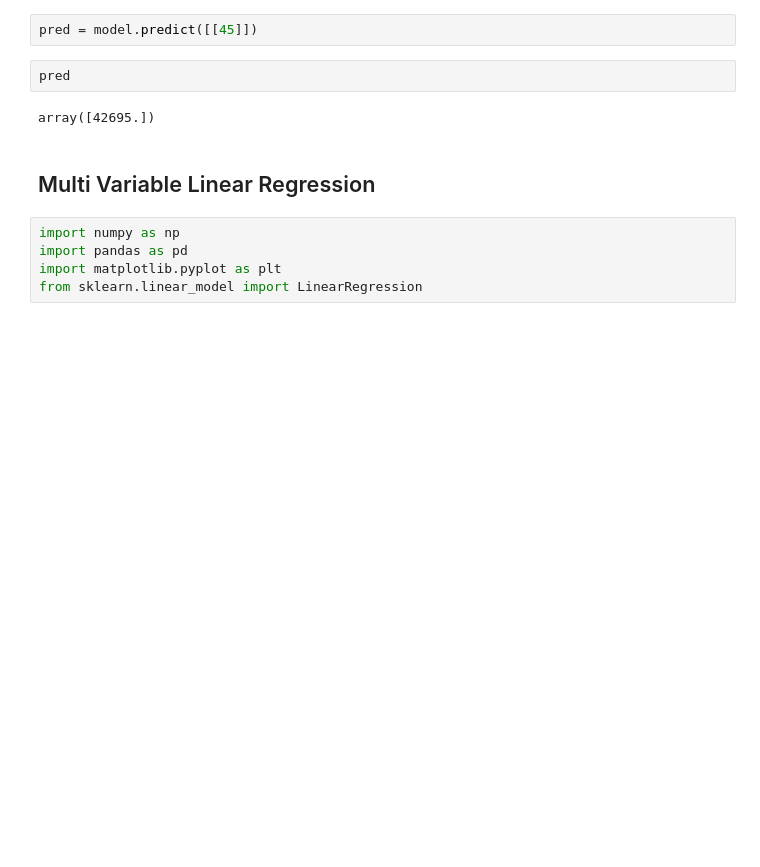
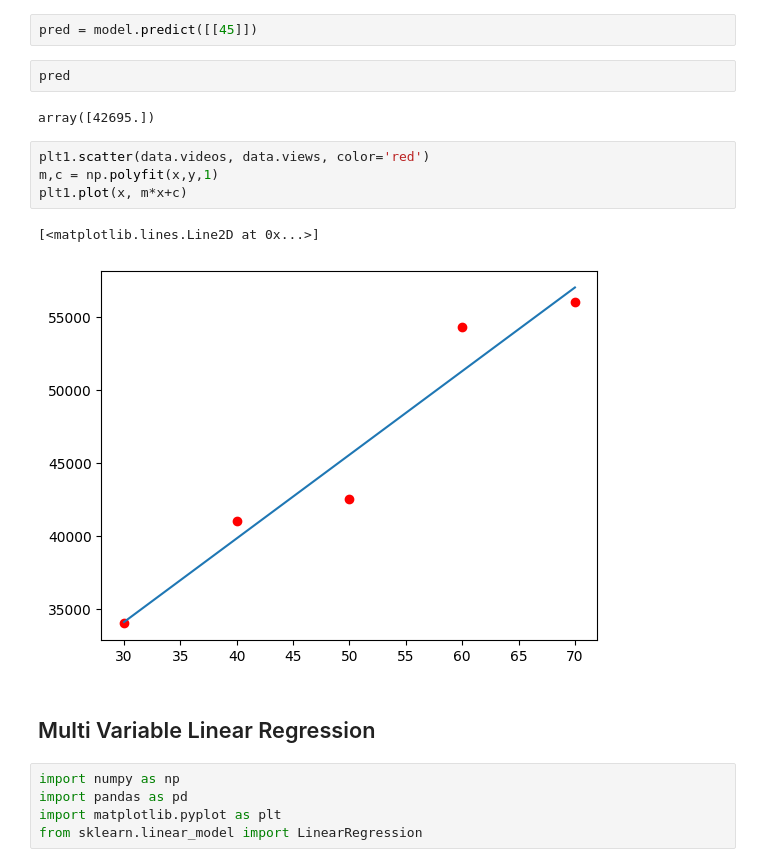
Before and after one commit to WimukthiMadushan/Machine-Learning, a Jupyter notebook: Linear Regression.ipynb, the cells around one changed output. Cells and saved outputs as stored; diff of their text form; blank space fills up the shorter version.

```diff
--- a/Linear Regression.ipynb
+++ b/Linear Regression.ipynb
@@ -38,6 +38,13 @@ pred = model.predict([[45]])
 pred
 # %% [output]
 array([42695.])
+# %%
+plt1.scatter(data.videos, data.views, color='red')
+m,c = np.polyfit(x,y,1)
+plt1.plot(x, m*x+c)
+# %% [output]
+[<matplotlib.lines.Line2D at 0x...>]
+[figure, added]
 # %% [markdown]
 ## Multi Variable Linear Regression
 # %%
```
Also changed, not shown: parts of 2 cells of this notebook.
